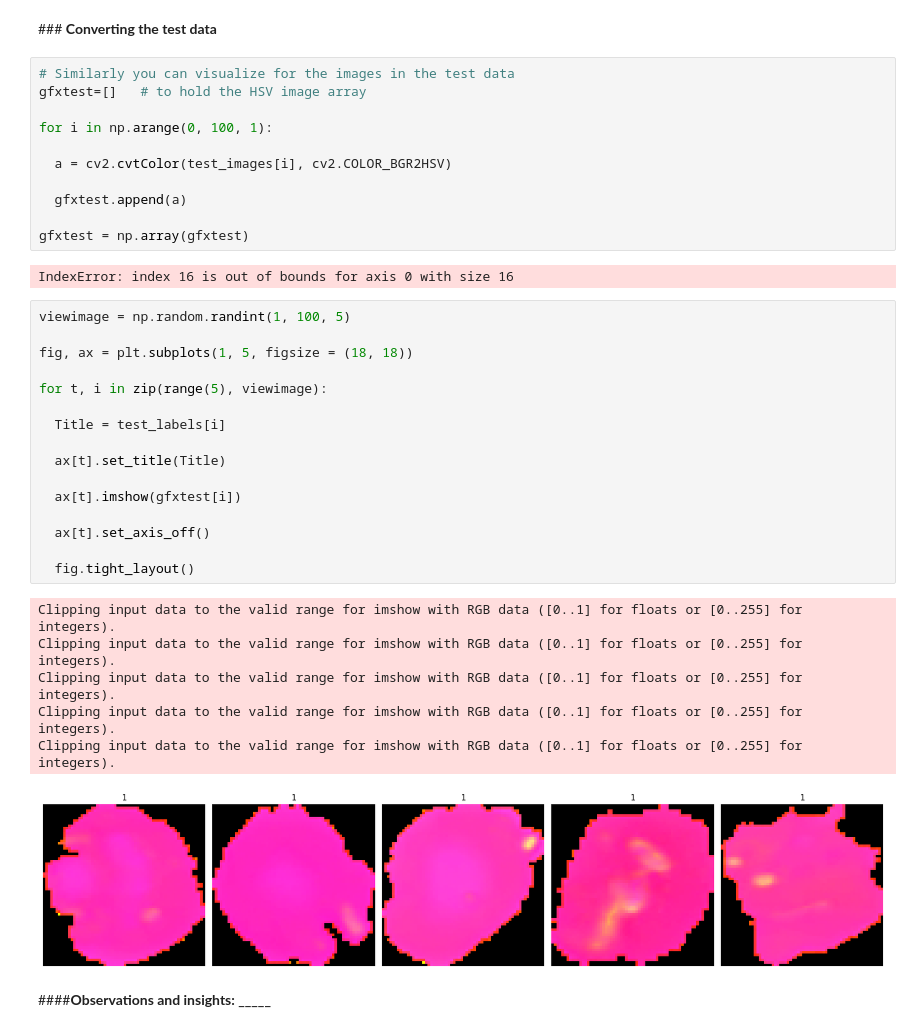
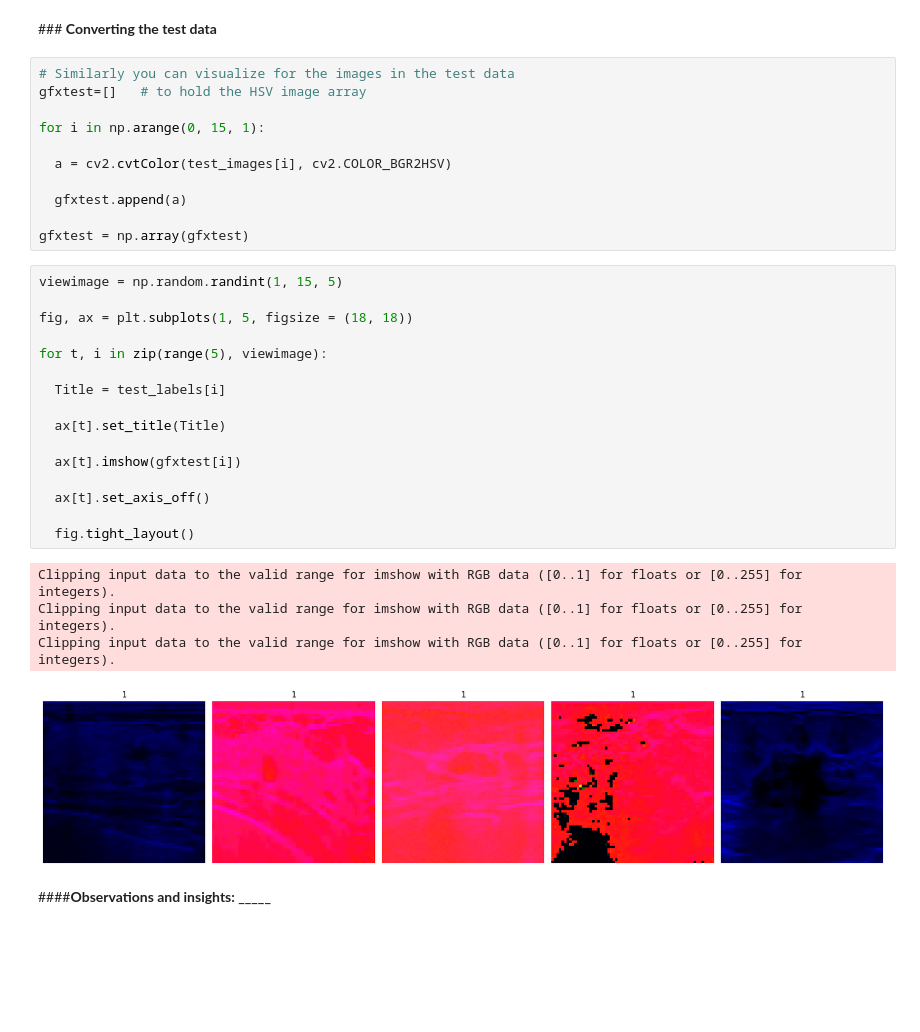
Before and after one commit to ranjithgopalan/DataScience, a Jupyter notebook: Demo_For_teaching_BreatCancer/BreastCancerDetection.ipynb, the cells around one changed output. Drawn from its saved outputs; the diff is of its cells as text; blank space fills up the shorter version.

Commit message:
Image validation of cancer cells

```diff
--- a/Demo_For_teaching_BreatCancer/BreastCancerDetection.ipynb
+++ b/Demo_For_teaching_BreatCancer/BreastCancerDetection.ipynb
@@ -342,38 +342,34 @@ Clipping input data to the valid range for imshow with RGB data ([0..1] for floa
 # Similarly you can visualize for the images in the test data
 gfxtest=[]   # to hold the HSV image array
 
-for i in np.arange(0, 100, 1):
+for i in np.arange(0, 15, 1):
 
   a = cv2.cvtColor(test_images[i], cv2.COLOR_BGR2HSV)
 
   gfxtest.append(a)
 
 gfxtest = np.array(gfxtest)
-# %% [output]
-IndexError: index 16 is out of bounds for axis 0 with size 16
 # %%
-viewimage = np.random.randint(1, 100, 5)
+viewimage = np.random.randint(1, 15, 5)
 
 fig, ax = plt.subplots(1, 5, figsize = (18, 18))
 
 for t, i in zip(range(5), viewimage):
 
   Title = test_labels[i]
 
   ax[t].set_title(Title)
 
   ax[t].imshow(gfxtest[i])
 
   ax[t].set_axis_off()
 
   fig.tight_layout()
 # %% [output]
 Clipping input data to the valid range for imshow with RGB data ([0..1] for floats or [0..255] for integers).
 Clipping input data to the valid range for imshow with RGB data ([0..1] for floats or [0..255] for integers).
 Clipping input data to the valid range for imshow with RGB data ([0..1] for floats or [0..255] for integers).
-Clipping input data to the valid range for imshow with RGB data ([0..1] for floats or [0..255] for integers).
-Clipping input data to the valid range for imshow with RGB data ([0..1] for floats or [0..255] for integers).
-[figure, old version]
+[figure, new version]
 # %% [markdown]
 ####<b>Observations and insights: _____
 # %% [markdown]
```
Also changed, not shown: parts of 7 cells of this notebook.
